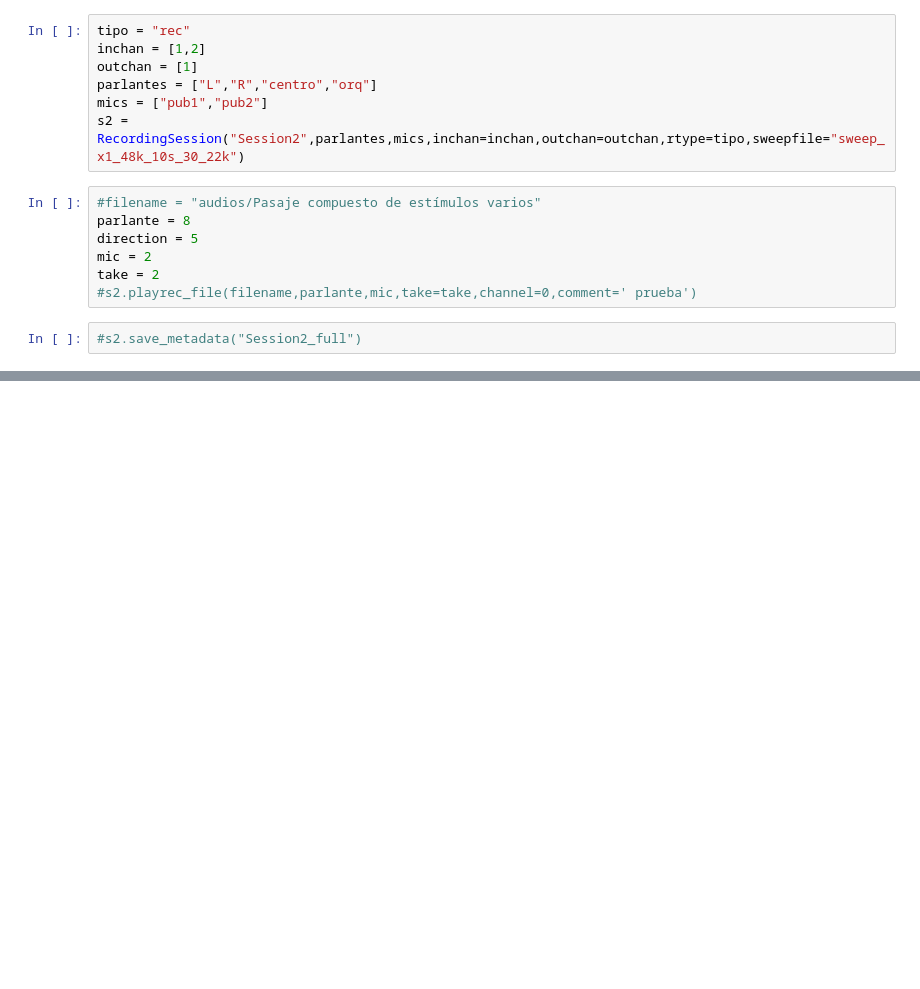
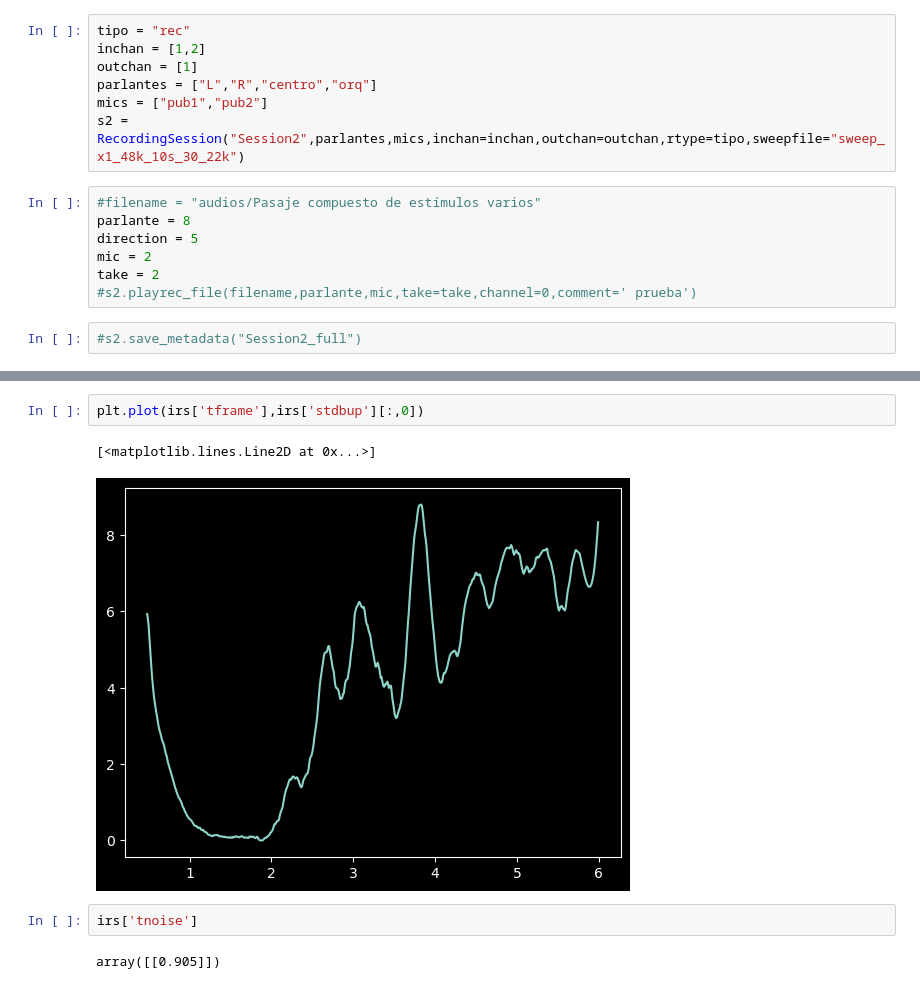
Before and after one commit to meguia/IRma, a Jupyter notebook: src/notebooks/field_session.ipynb, the cells around one changed output, grey strips where cells are left out. Saved outputs shown, nothing was run; the diff lists cells and outputs as text; blank space fills up the shorter version.

```diff
--- a/src/notebooks/field_session.ipynb
+++ b/src/notebooks/field_session.ipynb
@@ -252,0 +342,9 @@ take = 2
+# %%
+plt.plot(irs['tframe'],irs['stdbup'][:,0])
+# %% [output]
+[<matplotlib.lines.Line2D at 0x...>]
+[figure, added]
+# %%
+irs['tnoise']
+# %% [output]
+array([[0.905]])
```
Also changed, not shown: parts of 9 cells of this notebook, 7 other files.
